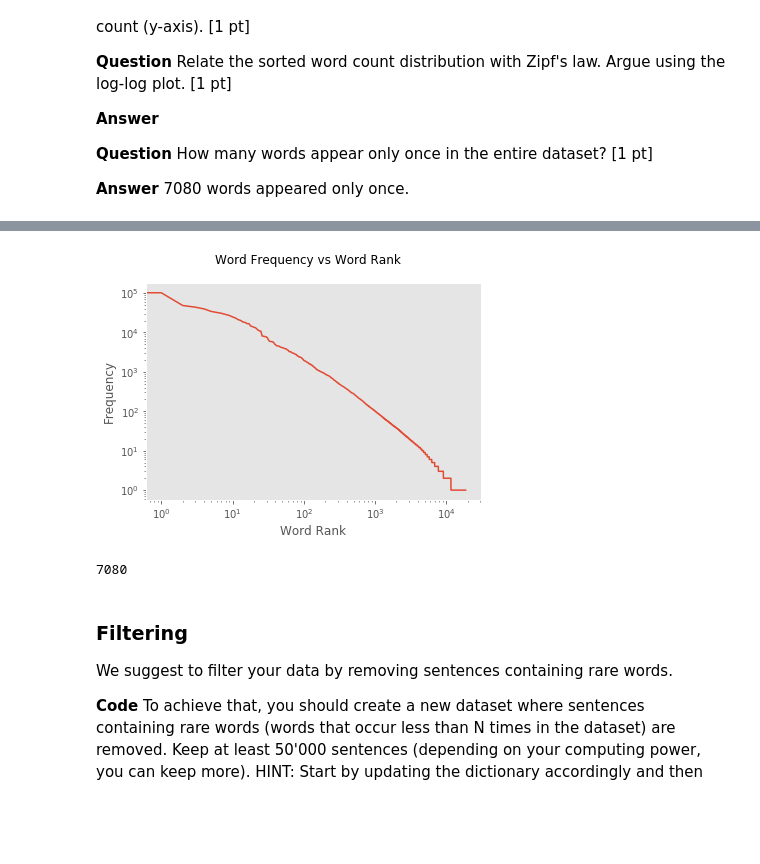
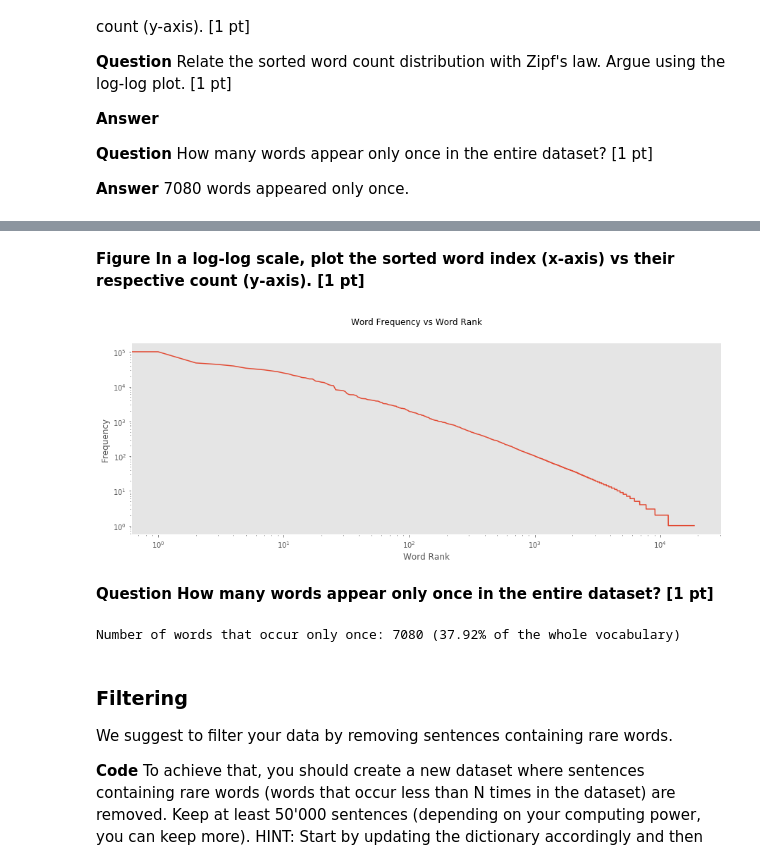
Before and after one commit to devavratTomar/ann_proj2, a Jupyter notebook: miniproject2_ChatBot.ipynb, the cells around one changed output, grey strips where cells are left out. Cells and saved outputs as stored; diff of their text form; code cells hidden in the pictures; blank space fills up the shorter version.

```diff
--- a/miniproject2_ChatBot.ipynb
+++ b/miniproject2_ChatBot.ipynb
@@ -180,6 +204,16 @@ plot_barh_tuples(sorted_word_dictionary[-75:], "Left Frequent Words", "Frequency
+# %% [markdown]
+<b>Figure In a log-log scale, plot the sorted word index (x-axis) vs their respective count (y-axis). [1 pt]</b>
 # %%
 def plot_log_log(data, title, x_label, y_label):
-    fig, ax = plt.subplots()
+    """
+    Plot data on log-log axis
+
+    :param data:      data to be plotted
+    :param title:     title of the figure
+    :param x_label:   label of the x-axis
+    :param y_label:   label of the y-axis
+    """
+    fig, ax = plt.subplots(figsize=(15, 5))
     fig.suptitle(title)
     ax.set_yscale('log')
     ax.set_xscale('log')
@@ -187,8 +221,11 @@ def plot_log_log(data, title, x_label, y_label):
     ax.set_xlabel(x_label)
     ax.plot(data)
 # %%
-plot_log_log(list(zip(*sorted_word_dictionary))[1], "Word Frequency vs Word Rank", "Word Rank", "Frequency")
+plot_log_log([word_count[1] for word_count in sorted_word_dictionary],
+             "Word Frequency vs Word Rank", "Word Rank", "Frequency")
 # %% [output]
-[figure, old version]
+[figure, new version]
+# %% [markdown]
+<b>Question How many words appear only once in the entire dataset? [1 pt]</b>
 # %%
 # number of words with count one
@@ -196,7 +233,9 @@ words_count_one = [kv[0] for kv in word_dictionary.items() if kv[1] == 1]
-# %%
-len(words_count_one)
-# %% [output]
-7080
+# %%
+count_one_nb   = len(words_count_one)
+count_one_perc = len(words_count_one) * 100.0 / len(word_dictionary)
+print("Number of words that occur only once: %d (%0.2f%% of the whole vocabulary)"%(count_one_nb, count_one_perc))
+# %% [output]
+Number of words that occur only once: 7080 (37.92% of the whole vocabulary)
 # %% [markdown]
 ### Filtering
 
```
Also changed, not shown: parts of 33 cells of this notebook, 1 other file.
